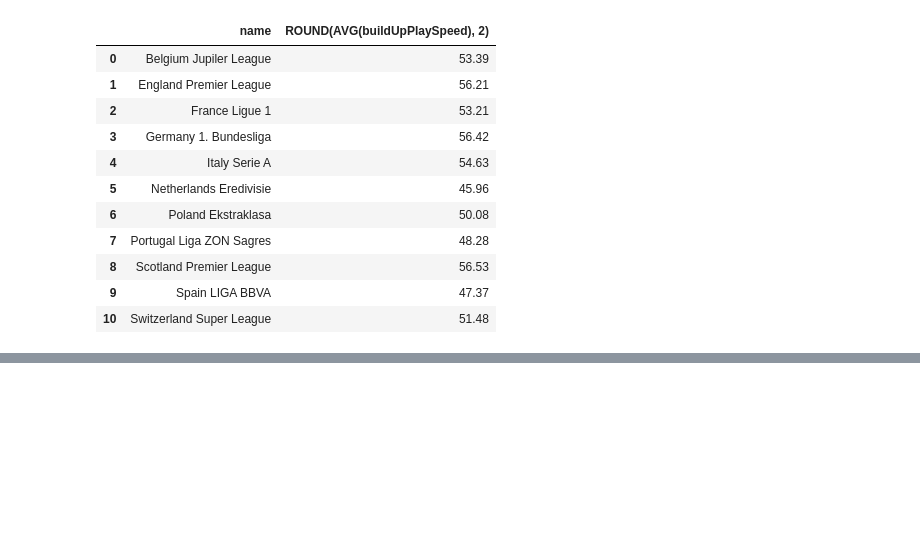
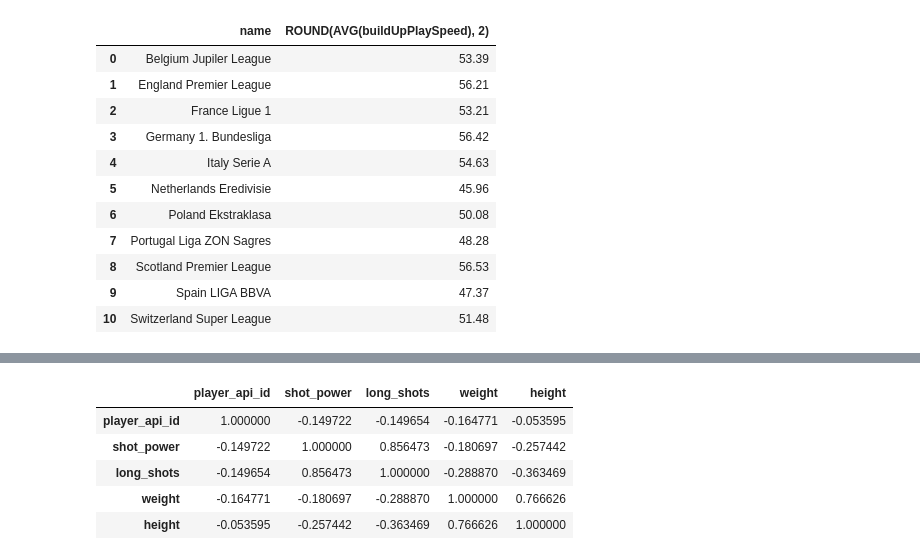
Before and after one commit to MauriceBrown/sql-football-data, a Jupyter notebook: European Football Data Analysis.ipynb, the cells around one changed output, grey strips where cells are left out. Saved outputs shown, nothing was run; the diff lists cells and outputs as text; code cells hidden in the pictures; blank space fills up the shorter version.

```diff
--- a/European Football Data Analysis.ipynb
+++ b/European Football Data Analysis.ipynb
@@ -191,3 +236,26 @@ plt.show()
+# %%
+sql = '''
+    SELECT
+        pa.player_api_id,
+        ROUND(AVG(shot_power), 2) AS shot_power,
+        ROUND(AVG(long_shots), 2) AS long_shots,
+        weight,
+        height
+    FROM Player_Attributes AS pa
+    JOIN Player AS p
+        ON pa.player_api_id = p.player_api_id
+    GROUP BY pa.player_api_id;
+'''
+
+df = pd.read_sql(sql, con)
+df.corr()
+# %% [output]
+|  | player_api_id | shot_power | long_shots | weight | height |
+| player_api_id | 1.000000 | -0.149722 | -0.149654 | -0.164771 | -0.053595 |
+| shot_power | -0.149722 | 1.000000 | 0.856473 | -0.180697 | -0.257442 |
+| long_shots | -0.149654 | 0.856473 | 1.000000 | -0.288870 | -0.363469 |
+| weight | -0.164771 | -0.180697 | -0.288870 | 1.000000 | 0.766626 |
+| height | -0.053595 | -0.257442 | -0.363469 | 0.766626 | 1.000000 |
 # %%
 # close db connection
 con.close()
```
Also changed, not shown: parts of 4 cells of this notebook, 2 other files.
